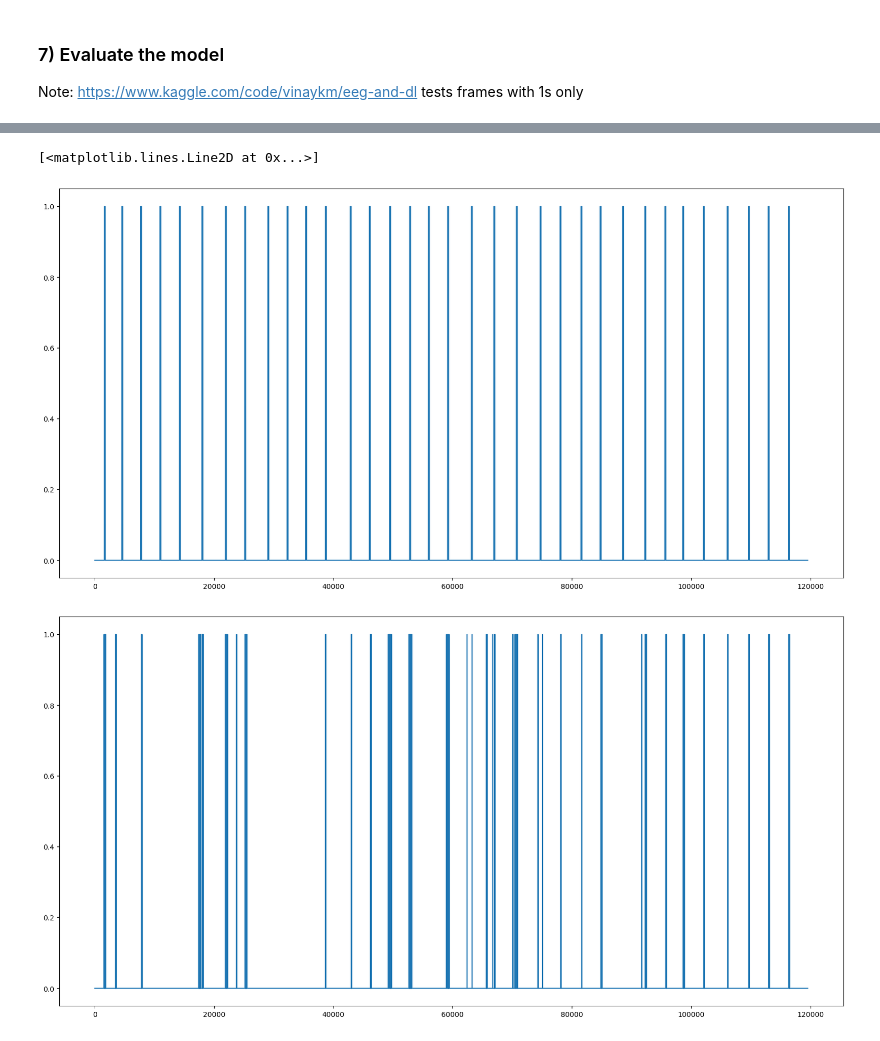
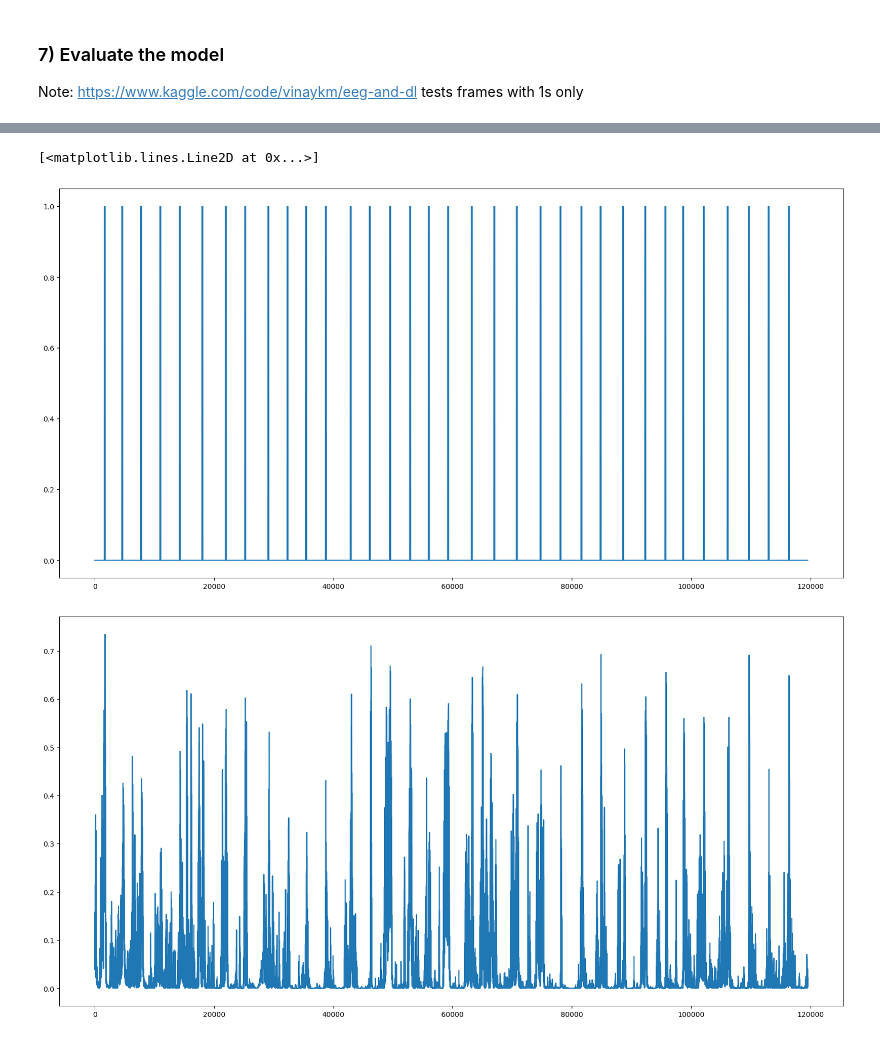
Before and after one commit to tuankhoin/MCEN90048-EEG-Grasp-and-Lift-Detection, a Jupyter notebook: Sean_LSTM.ipynb, the cells around one changed output, grey strips where cells are left out. Cells and saved outputs as stored; diff of their text form; code cells hidden in the pictures.

```diff
--- a/Sean_LSTM.ipynb
+++ b/Sean_LSTM.ipynb
@@ -148,6 +157,6 @@ _________________________________________________________________
 # %% [markdown]
 ### 6) Train the model
 # %%
-history = model.fit(x_train, y_train, epochs=5, batch_size=1024, validation_split=0.2)
+history = model.fit(x_train, y_train, epochs=5, batch_size=2048)
 # %% [output]
 Epoch 1/5
@@ -176,12 +185,11 @@ def prediction_test_time_series(x_test_data_series, t_lookback=T_LOOKBACK, sampl
         # Build the test windows for this series so they can be inferenced by the model
         x_test = []
 
-        for i in range(0, series_data.shape[0]):
-            if(i < n_frames-1):
-                # For the first n_frames frames, we pad the data with zeros
-                x_test.append(np.zeros([n_frames//sample_reduction, series_data.shape[1]]))
-            else:
-                x_test.append(series_data[i-n_frames+sample_reduction:i+sample_reduction:sample_reduction])
+        series_data = np.concatenate([np.zeros([n_frames, series_data.shape[1]]), series_data], axis=0) # Left pad the series to predict with zeros
+
+        for i in range(n_frames, series_data.shape[0]):
+            x_test.append(series_data[i-n_frames+sample_reduction:i+sample_reduction:sample_reduction])
+
 
         # Make the predictions for this time series:
         y_pred.append( model.predict(tf.convert_to_tensor(x_test, dtype=tf.float16)) )
@@ -255,20 +263,20 @@ plt.show()
 # %%
 # plt.plot(np.round(y_pred[:,1]))
 
 # print(y_pred.shape)
 # print(y_test_data_series[0].shape)
 
 np.sum(np.sum(y_pred[0][0:1000],0))
 # plot y_test_data_series[0] with figure size of 20,10
 plt.figure(figsize=(20,10))
 plt.plot(y_test_data_series[0][:,0])
 plt.figure(figsize=(20,10))
-plt.plot(np.where(y_pred[0][:,0] > 0.5, 1, 0))
-# plt.plot(y_pred[0][:,0])
+# plt.plot(np.where(y_pred[0][:,0] > 0.5, 1, 0))
+plt.plot(y_pred[0][:,0])
 
 
 # need to train some more on the 0s
 # %% [output]
 [<matplotlib.lines.Line2D at 0x...>]
 [figure]
-[figure, old version]
+[figure, new version]
```
Also changed, not shown: parts of 6 cells of this notebook.
